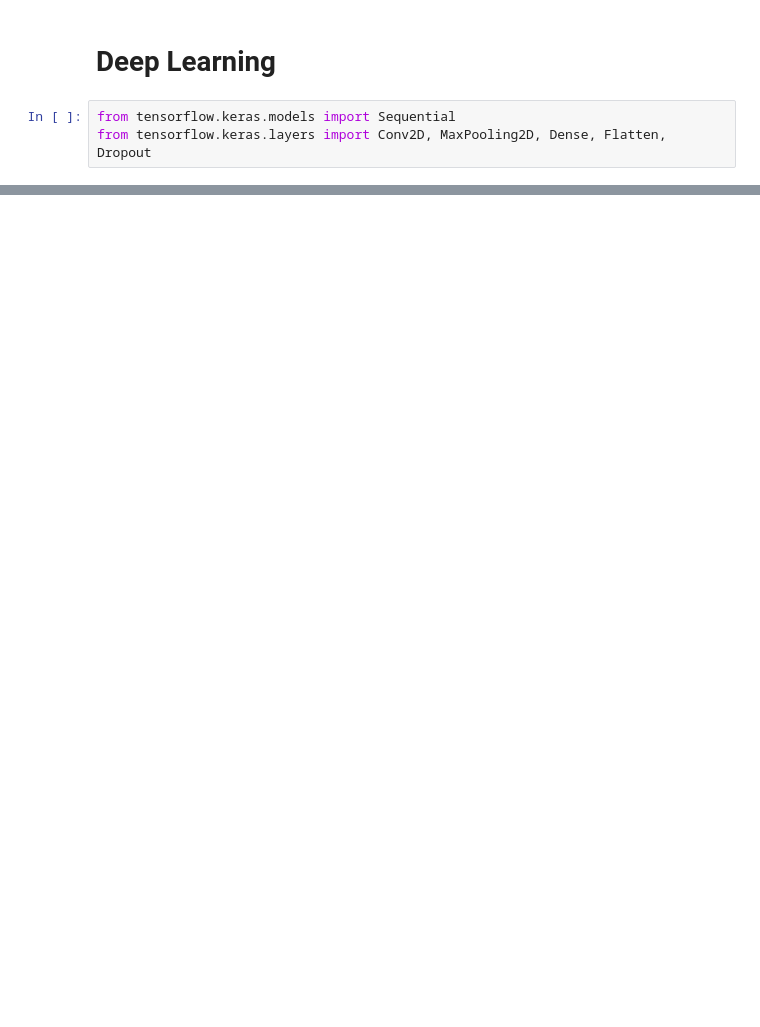
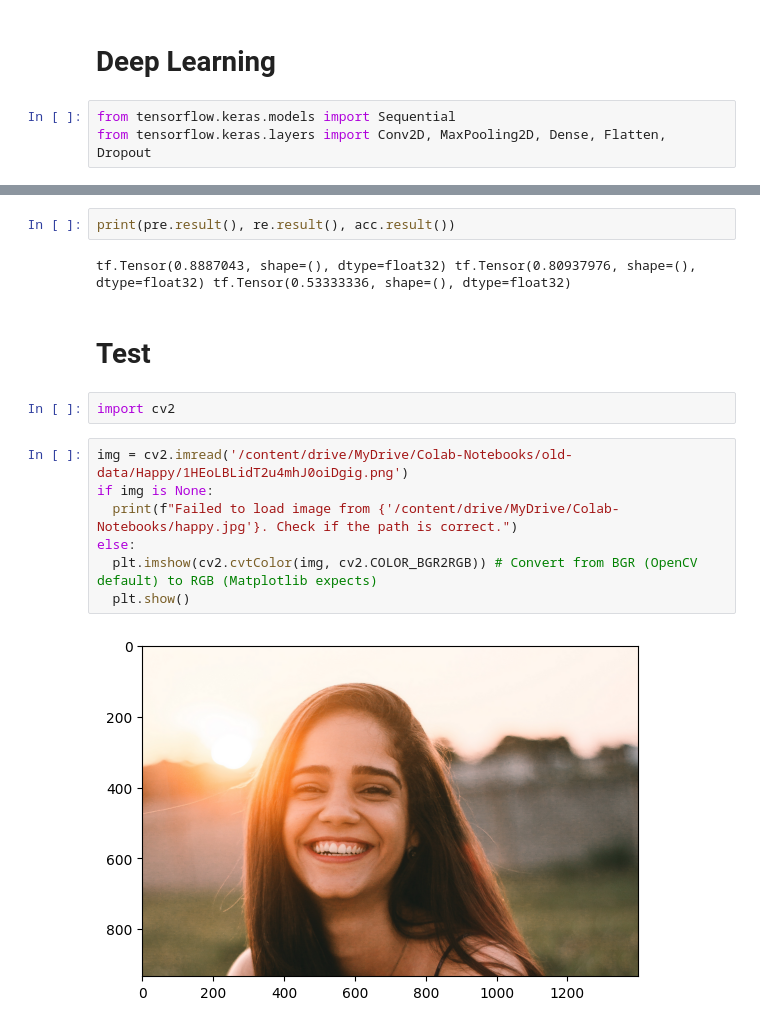
Before and after one commit to hasana0123/Image-Classifier, a Jupyter notebook: main.ipynb, the cells around one changed output, grey strips where cells are left out. Cells and saved outputs as stored; diff of their text form; blank space fills up the shorter version.

```diff
--- a/main.ipynb
+++ b/main.ipynb
@@ -146,0 +249,17 @@ model.compile('adam', loss=tf.losses.BinaryCrossentropy(), metrics=['accuracy'])
+# %%
+print(pre.result(), re.result(), acc.result())
+# %% [output]
+tf.Tensor(0.8887043, shape=(), dtype=float32) tf.Tensor(0.80937976, shape=(), dtype=float32) tf.Tensor(0.53333336, shape=(), dtype=float32)
+# %% [markdown]
+# Test
+# %%
+import cv2
+# %%
+img = cv2.imread('/content/drive/MyDrive/Colab-Notebooks/old-data/Happy/1HEoLBLidT2u4mhJ0oiDgig.png')
+if img is None:
+  print(f"Failed to load image from {'/content/drive/MyDrive/Colab-Notebooks/happy.jpg'}. Check if the path is correct.")
+else:
+  plt.imshow(cv2.cvtColor(img, cv2.COLOR_BGR2RGB)) # Convert from BGR (OpenCV default) to RGB (Matplotlib expects)
+  plt.show()
+# %% [output]
+[figure, added]
```
Also changed, not shown: parts of 34 cells of this notebook.
